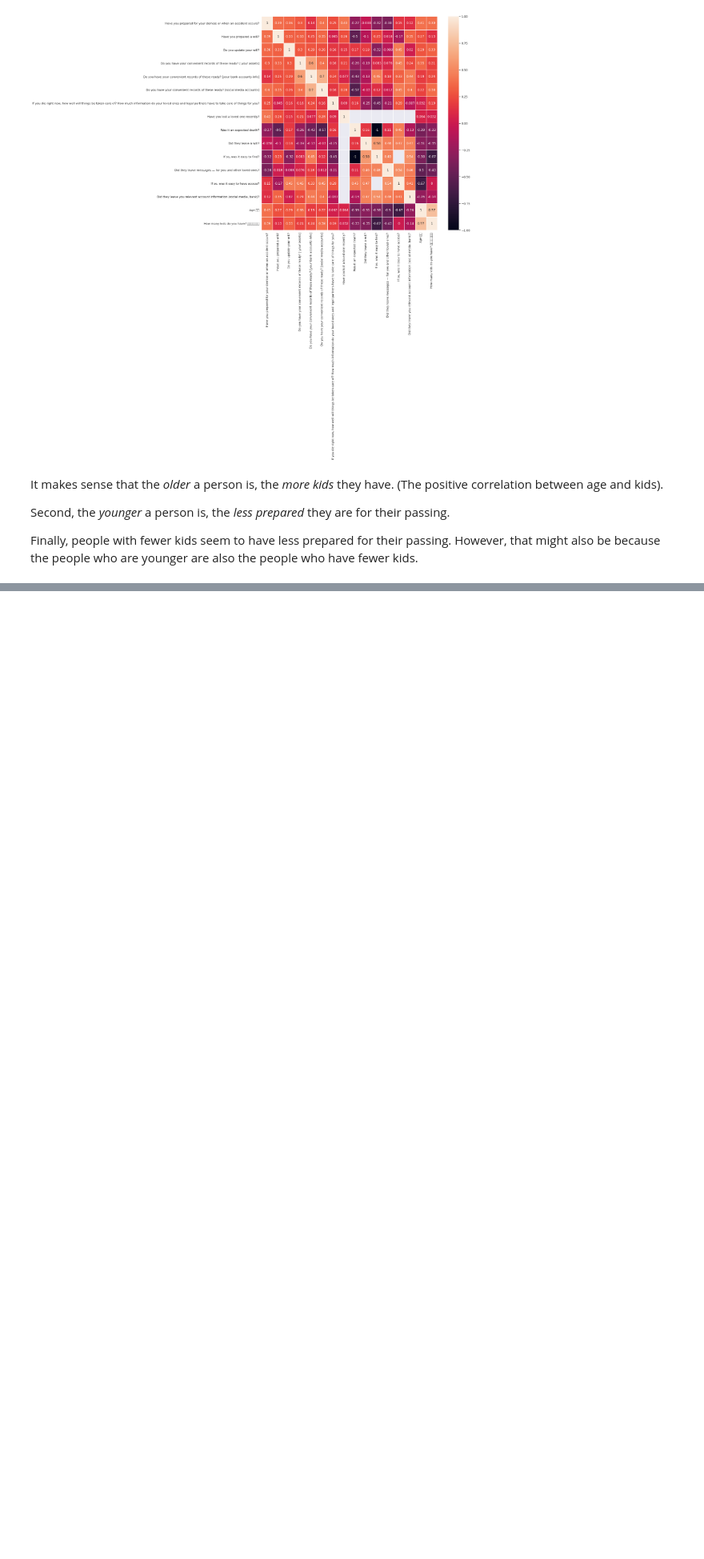
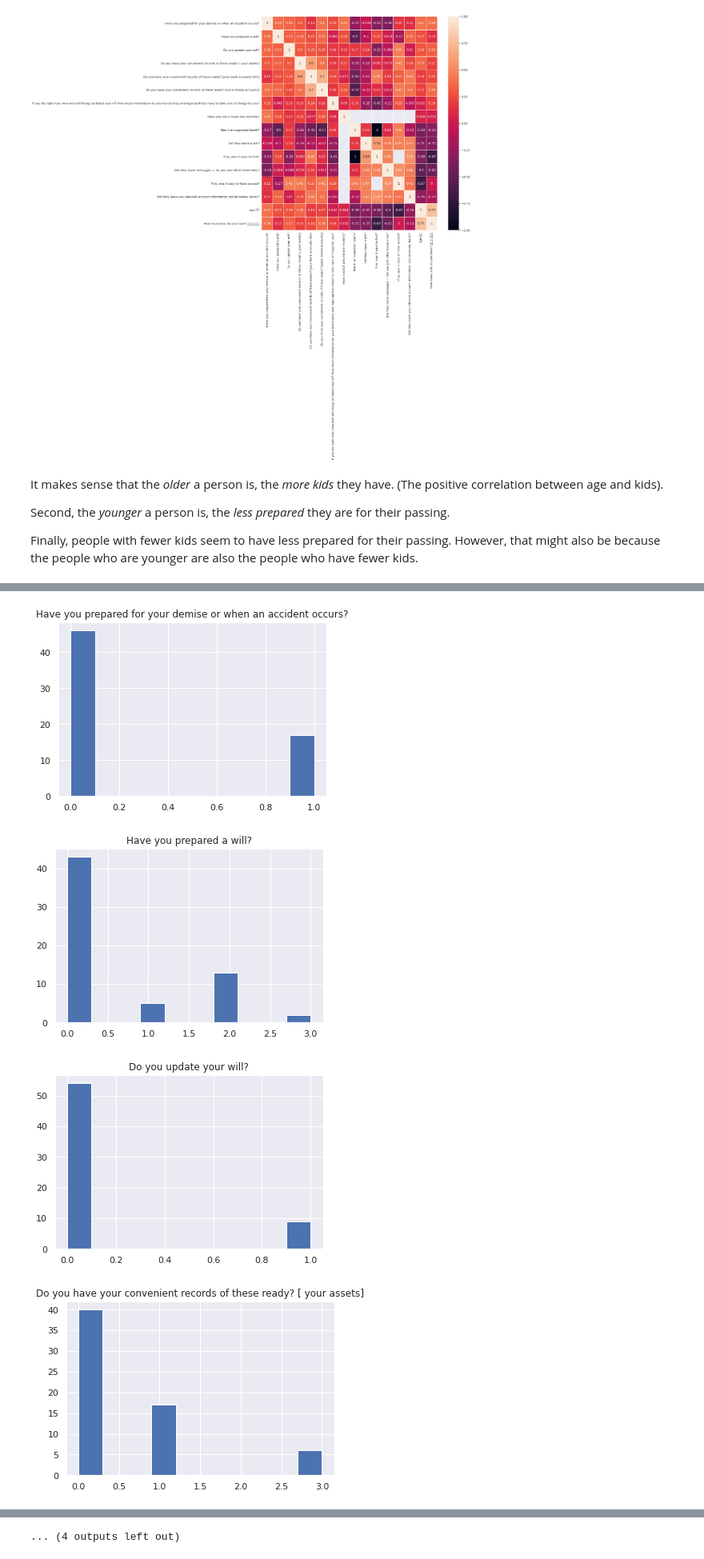
Before and after one commit to Inventrohyder/death-app, a Jupyter notebook: Analysis.ipynb, the cells around one changed output, grey strips where cells are left out. Shown: that part at 80% size. Cells and saved outputs as stored; diff of their text form; code cells hidden in the pictures; blank space fills up the shorter version.

Commit message:
💄 style: use larger histogram plots

```diff
--- a/Analysis.ipynb
+++ b/Analysis.ipynb
@@ -105,0 +117,9 @@ array([[<matplotlib.axes._subplots.AxesSubplot object at 0x...>,
+# %%
+for column in df:
+  if df[column].dtypes != 'O':
+    df.hist(column=column)
+# %% [output]
+[figure, added]
+[figure, added]
+[figure, added]
+[figure, added]
@@ -105,0 +134 @@ array([[<matplotlib.axes._subplots.AxesSubplot object at 0x...>,
+... (4 outputs left out)
```
Also changed, not shown: parts of 3 cells of this notebook.
